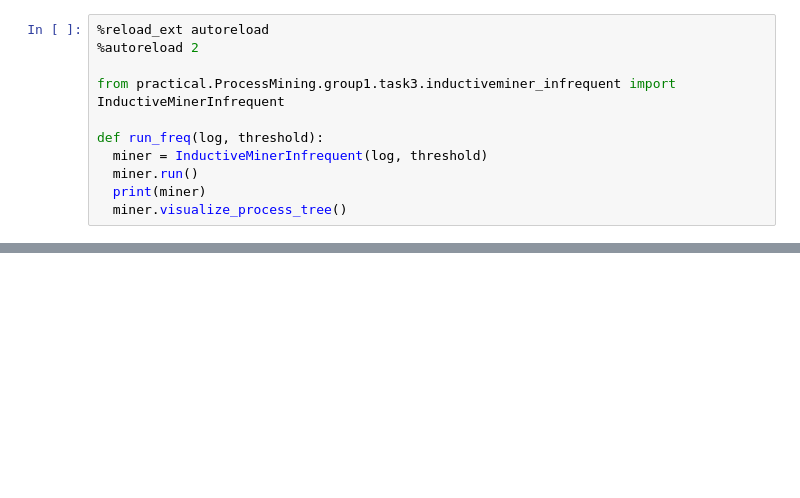
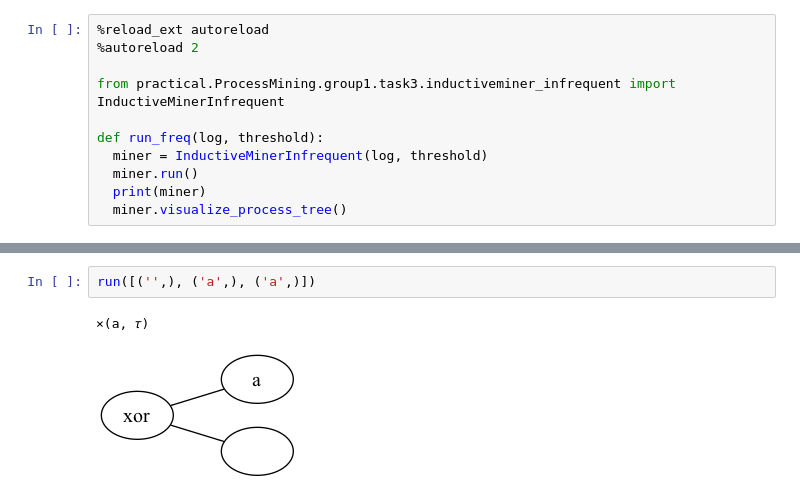
Before and after one commit to collinleiber/LMU_Master_Practical_SoSe24, a Jupyter notebook: practical/ProcessMining/group1/task3/IM_prototyping.ipynb, the cells around one changed output, grey strips where cells are left out. Cells and saved outputs as stored; diff of their text form; blank space fills up the shorter version.

```diff
--- a/practical/ProcessMining/group1/task3/IM_prototyping.ipynb
+++ b/practical/ProcessMining/group1/task3/IM_prototyping.ipynb
@@ -85,0 +125,5 @@ print(miner)
+# %%
+run([('',), ('a',), ('a',)])
+# %% [output]
+×(a, 𝜏)
+[figure, added]
```
Also changed, not shown: parts of 18 cells of this notebook, 2 other files.
